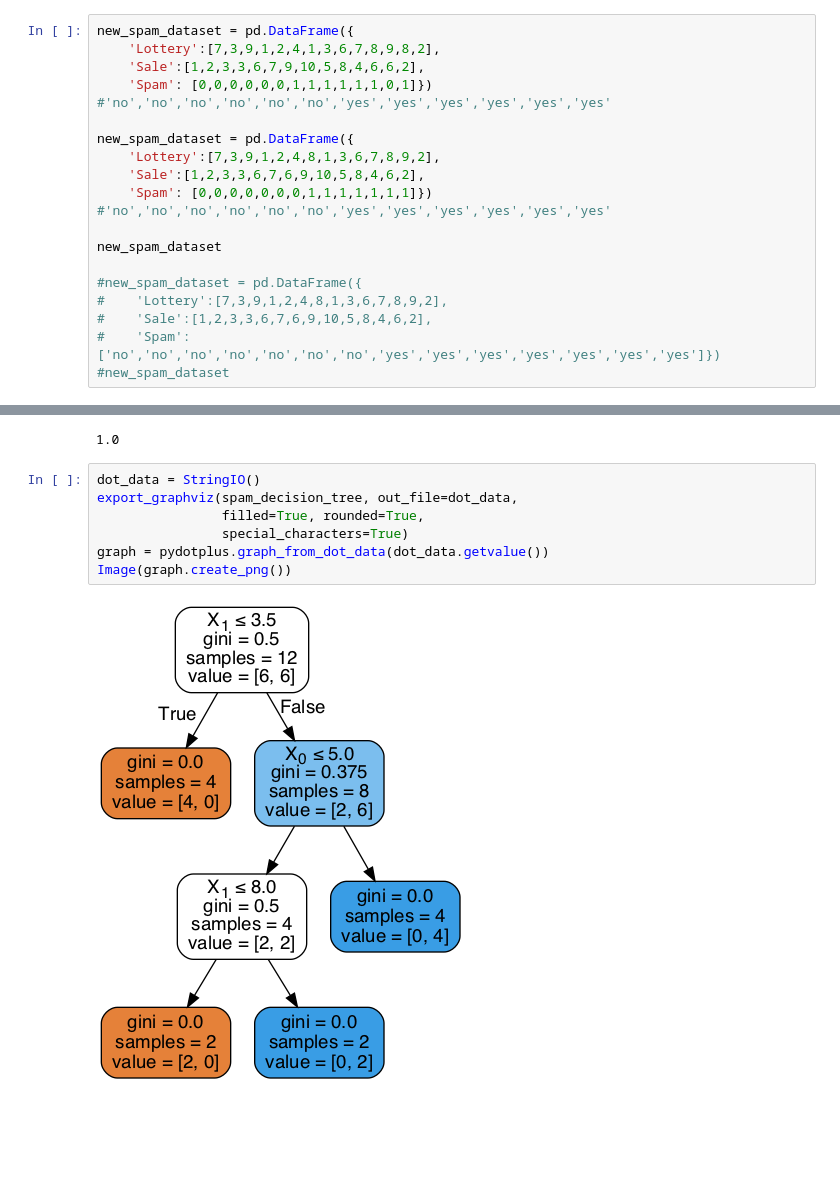
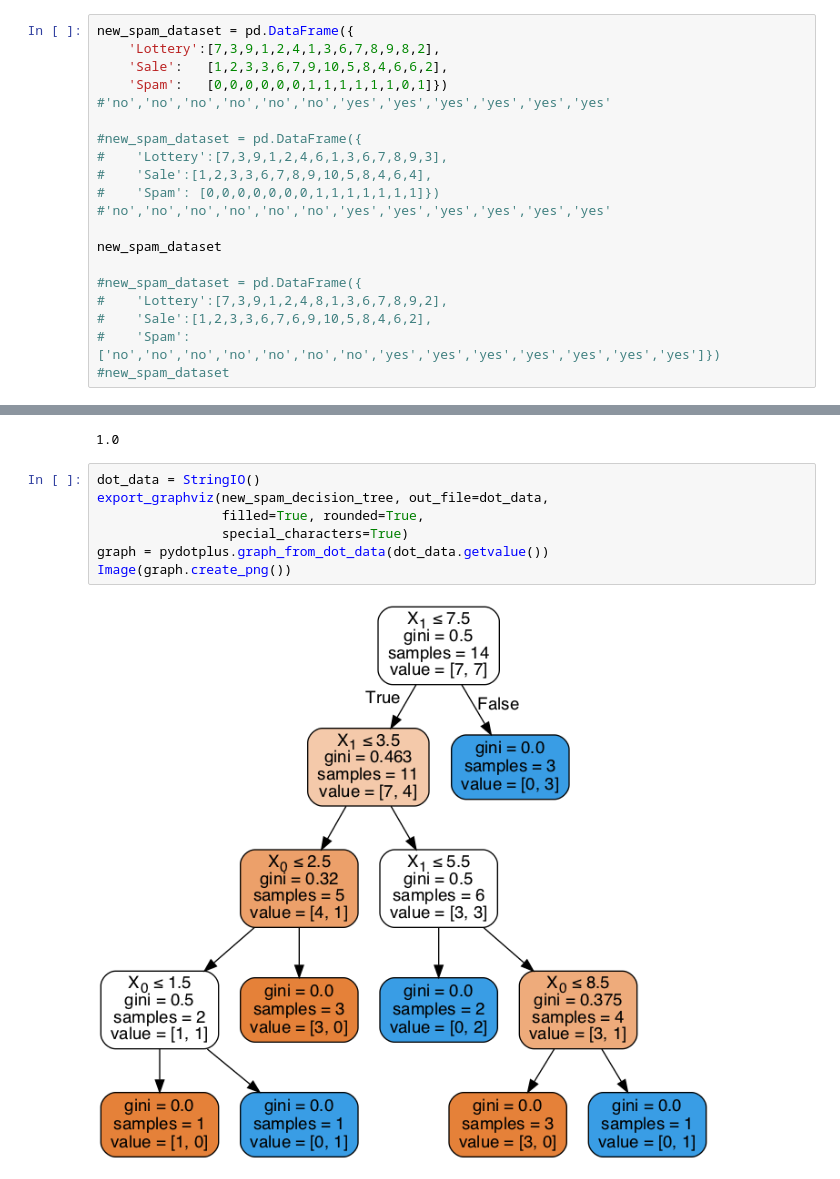
Before and after one commit to luisguiserrano/manning, a Jupyter notebook: Chapter 10 - Ensemble Methods/Ensemble Methods.ipynb, the cells around one changed output, grey strips where cells are left out. Saved outputs shown, nothing was run; the diff lists cells and outputs as text; blank space fills up the shorter version.

```diff
--- a/Chapter 10 - Ensemble Methods/Ensemble Methods.ipynb
+++ b/Chapter 10 - Ensemble Methods/Ensemble Methods.ipynb
@@ -102,13 +100,13 @@ plot_model(X, y, spam_decision_tree)
 # %%
 new_spam_dataset = pd.DataFrame({
     'Lottery':[7,3,9,1,2,4,1,3,6,7,8,9,8,2],
-    'Sale':[1,2,3,3,6,7,9,10,5,8,4,6,6,2],
-    'Spam': [0,0,0,0,0,0,1,1,1,1,1,1,0,1]}) #'no','no','no','no','no','no','yes','yes','yes','yes','yes','yes'
+    'Sale':   [1,2,3,3,6,7,9,10,5,8,4,6,6,2],
+    'Spam':   [0,0,0,0,0,0,1,1,1,1,1,1,0,1]}) #'no','no','no','no','no','no','yes','yes','yes','yes','yes','yes'
 
-new_spam_dataset = pd.DataFrame({
-    'Lottery':[7,3,9,1,2,4,8,1,3,6,7,8,9,2],
-    'Sale':[1,2,3,3,6,7,6,9,10,5,8,4,6,2],
-    'Spam': [0,0,0,0,0,0,0,1,1,1,1,1,1,1]}) #'no','no','no','no','no','no','yes','yes','yes','yes','yes','yes'
+#new_spam_dataset = pd.DataFrame({
+#    'Lottery':[7,3,9,1,2,4,6,1,3,6,7,8,9,3],
+#    'Sale':[1,2,3,3,6,7,8,9,10,5,8,4,6,4],
+#    'Spam': [0,0,0,0,0,0,0,1,1,1,1,1,1,1]}) #'no','no','no','no','no','no','yes','yes','yes','yes','yes','yes'
 
 new_spam_dataset
 
@@ -147,13 +145,13 @@ new_spam_decision_tree.score(new_X,new_y)
 1.0
 # %%
 dot_data = StringIO()
-export_graphviz(spam_decision_tree, out_file=dot_data,
+export_graphviz(new_spam_decision_tree, out_file=dot_data,
                 filled=True, rounded=True,
                 special_characters=True)
 graph = pydotplus.graph_from_dot_data(dot_data.getvalue())
 Image(graph.create_png())
 # %% [output]
-[figure, old version]
+[figure, new version]
 # %%
 plot_model(new_X, new_y, new_spam_decision_tree)
 # %% [output]
```
Also changed, not shown: parts of 4 cells of this notebook.
